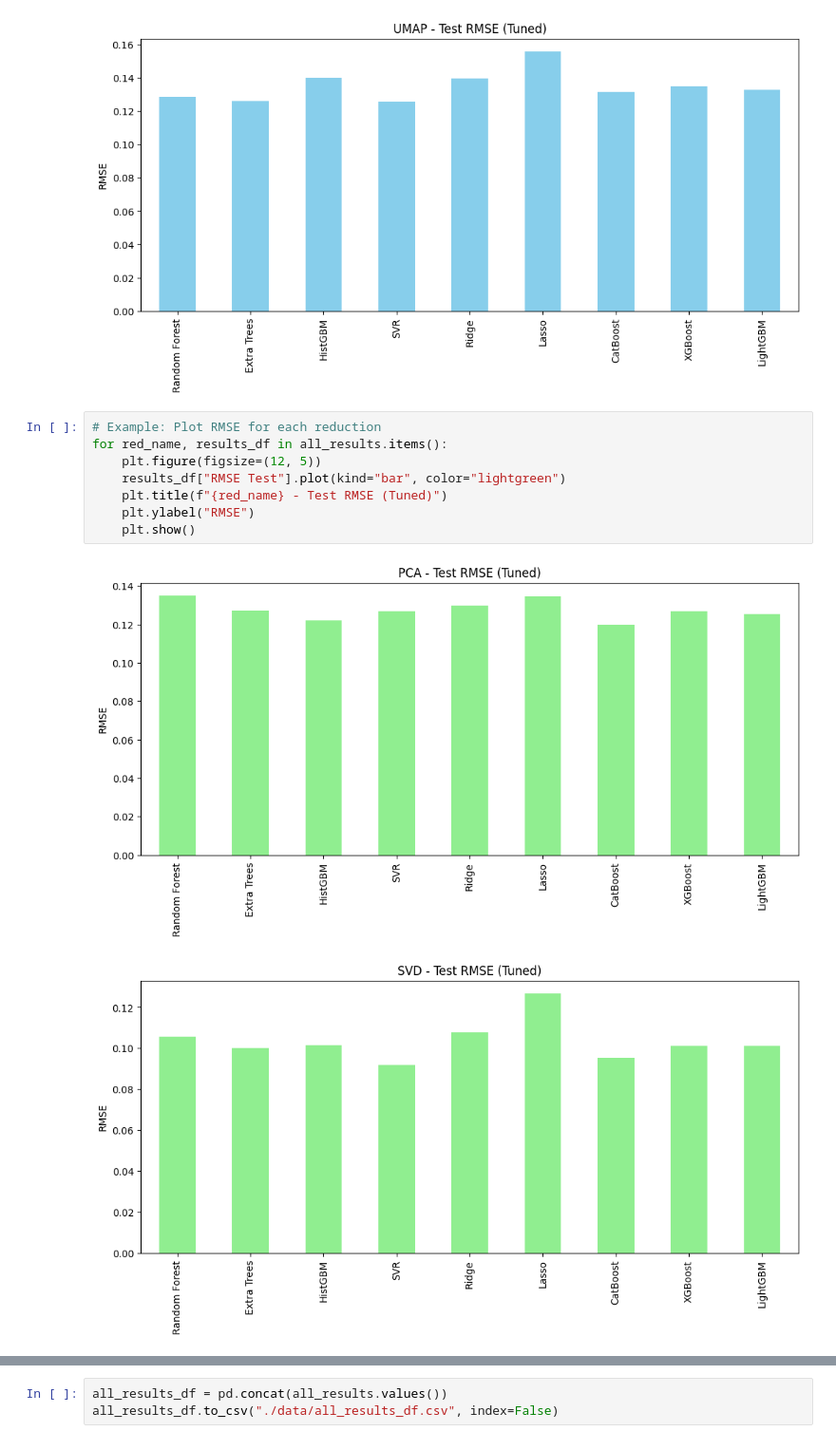
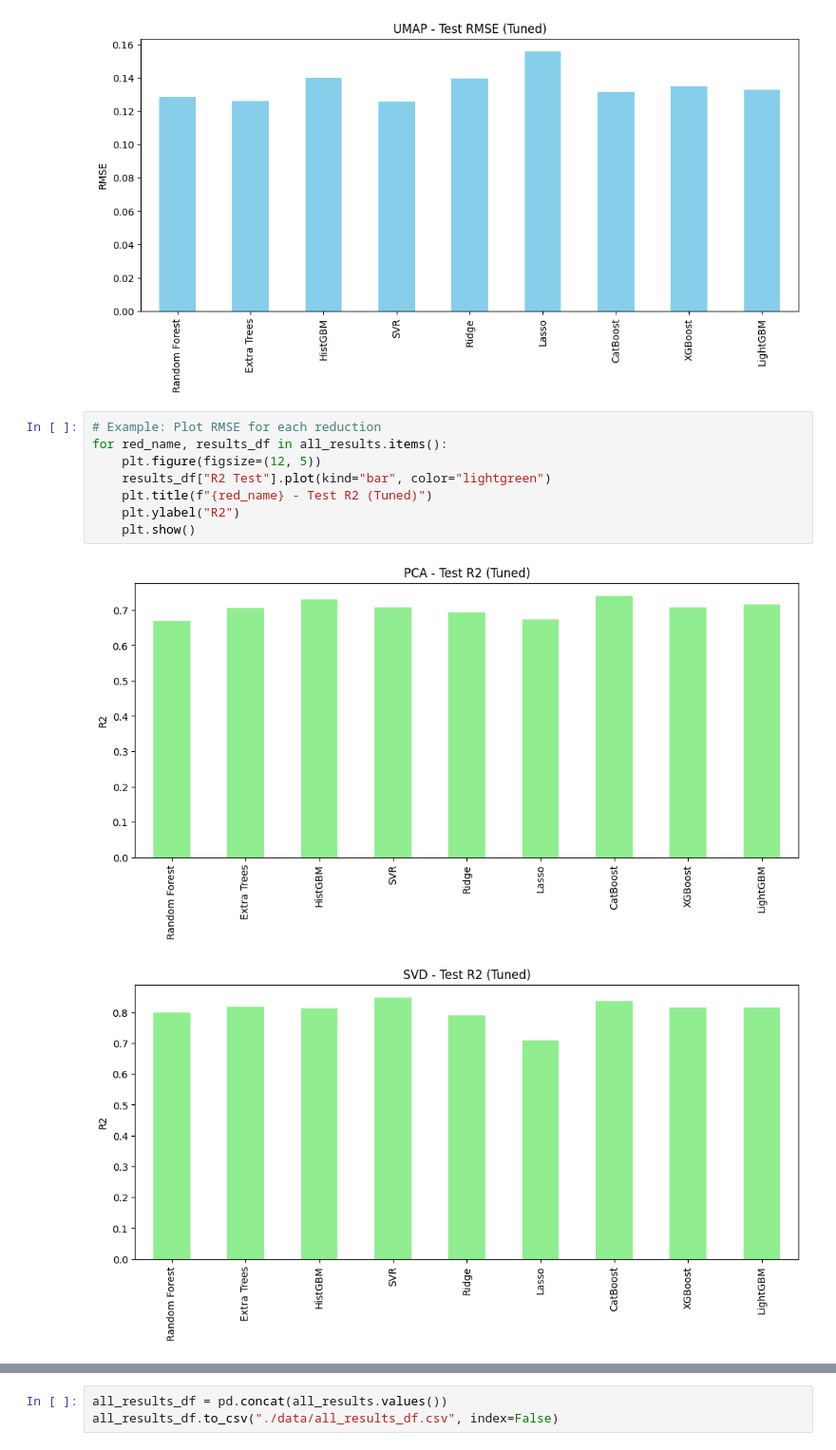
Before and after one commit to Narcis2151/eda_car_listings, a Jupyter notebook: predict_price.ipynb, the cells around one changed output, grey strips where cells are left out. Shown at 95% size. Saved outputs shown, nothing was run; the diff lists cells and outputs as text.

```diff
--- a/predict_price_new.ipynb
+++ b/predict_price.ipynb
@@ -322,11 +323,11 @@ for red_name, results_df in all_results.items():
 # %%
 # Example: Plot RMSE for each reduction
 for red_name, results_df in all_results.items():
     plt.figure(figsize=(12, 5))
-    results_df["RMSE Test"].plot(kind="bar", color="lightgreen")
-    plt.title(f"{red_name} - Test RMSE (Tuned)")
-    plt.ylabel("RMSE")
+    results_df["R2 Test"].plot(kind="bar", color="lightgreen")
+    plt.title(f"{red_name} - Test R2 (Tuned)")
+    plt.ylabel("R2")
     plt.show()
 # %% [output]
-[figure, old version]
+[figure, new version]
-[figure, old version]
+[figure, new version]
```
Also changed, not shown: parts of 2 cells of this notebook, 3 other files.
